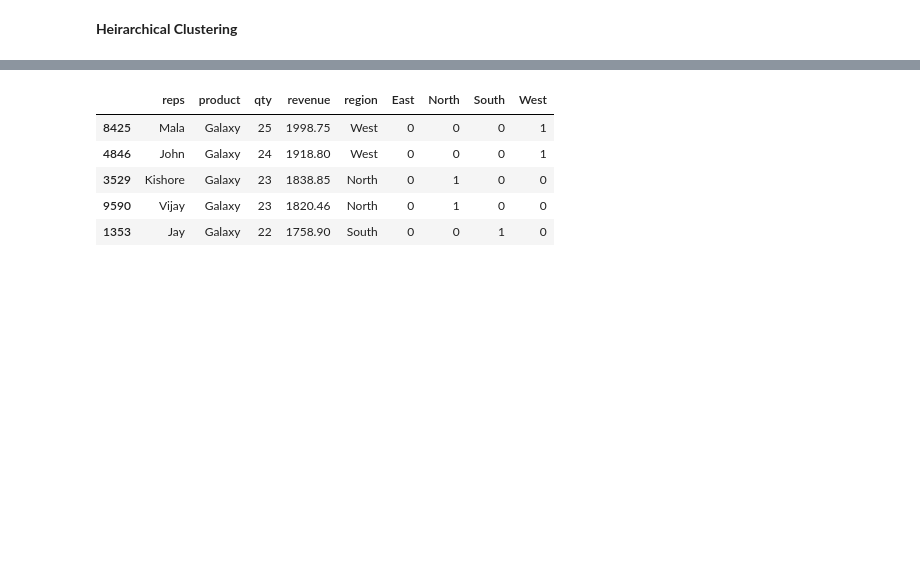
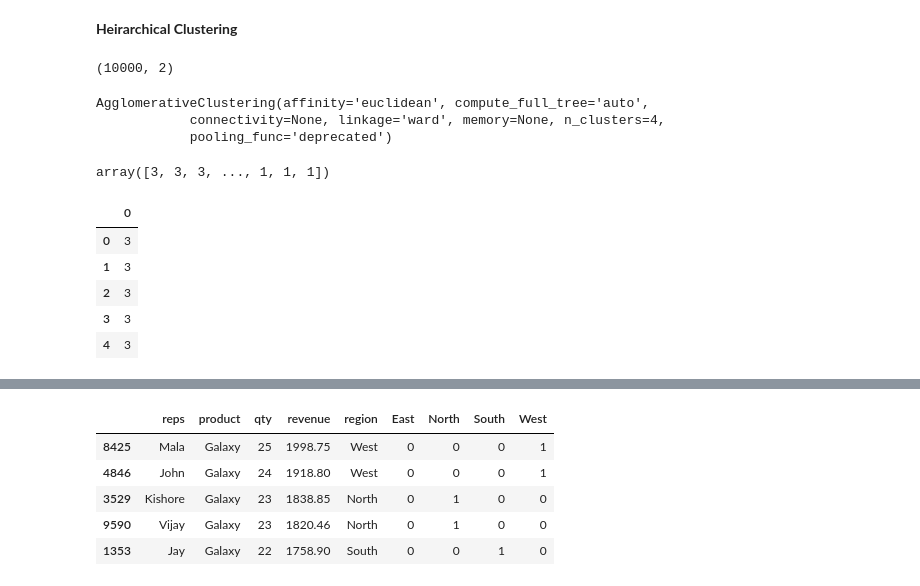
Before and after one commit to praveentn/hgwxx7, a Jupyter notebook: machinelearning/ml_python_clustering_1.ipynb, the cells around one changed output, grey strips where cells are left out. Saved outputs shown, nothing was run; the diff lists cells and outputs as text; code cells hidden in the pictures; blank space fills up the shorter version.

```diff
--- a/machinelearning/ml_python_clustering_1.ipynb
+++ b/machinelearning/ml_python_clustering_1.ipynb
@@ -356,3 +357,30 @@ import time as time
 import mpl_toolkits.mplot3d.axes3d as p3
 from sklearn.cluster import AgglomerativeClustering
 from sklearn.datasets.samples_generator import make_swiss_roll
+# %%
+X = df[['qty','revenue']].values
+X.shape
+# %% [output]
+(10000, 2)
+# %%
+ac = AgglomerativeClustering(n_clusters=4, affinity='euclidean', linkage='ward', memory=None)
+ac
+# %% [output]
+AgglomerativeClustering(affinity='euclidean', compute_full_tree='auto',
+            connectivity=None, linkage='ward', memory=None, n_clusters=4,
+            pooling_func='deprecated')
+# %%
+y_ac = ac.fit_predict(X)
+y_ac
+# %% [output]
+array([3, 3, 3, ..., 1, 1, 1])
+# %%
+df_y_ac = pd.DataFrame(y_ac)
+df_y_ac.head()
+# %% [output]
+|  | 0 |
+| 0 | 3 |
+| 1 | 3 |
+| 2 | 3 |
+| 3 | 3 |
+| 4 | 3 |
```
Also changed, not shown: parts of 5 cells of this notebook.
